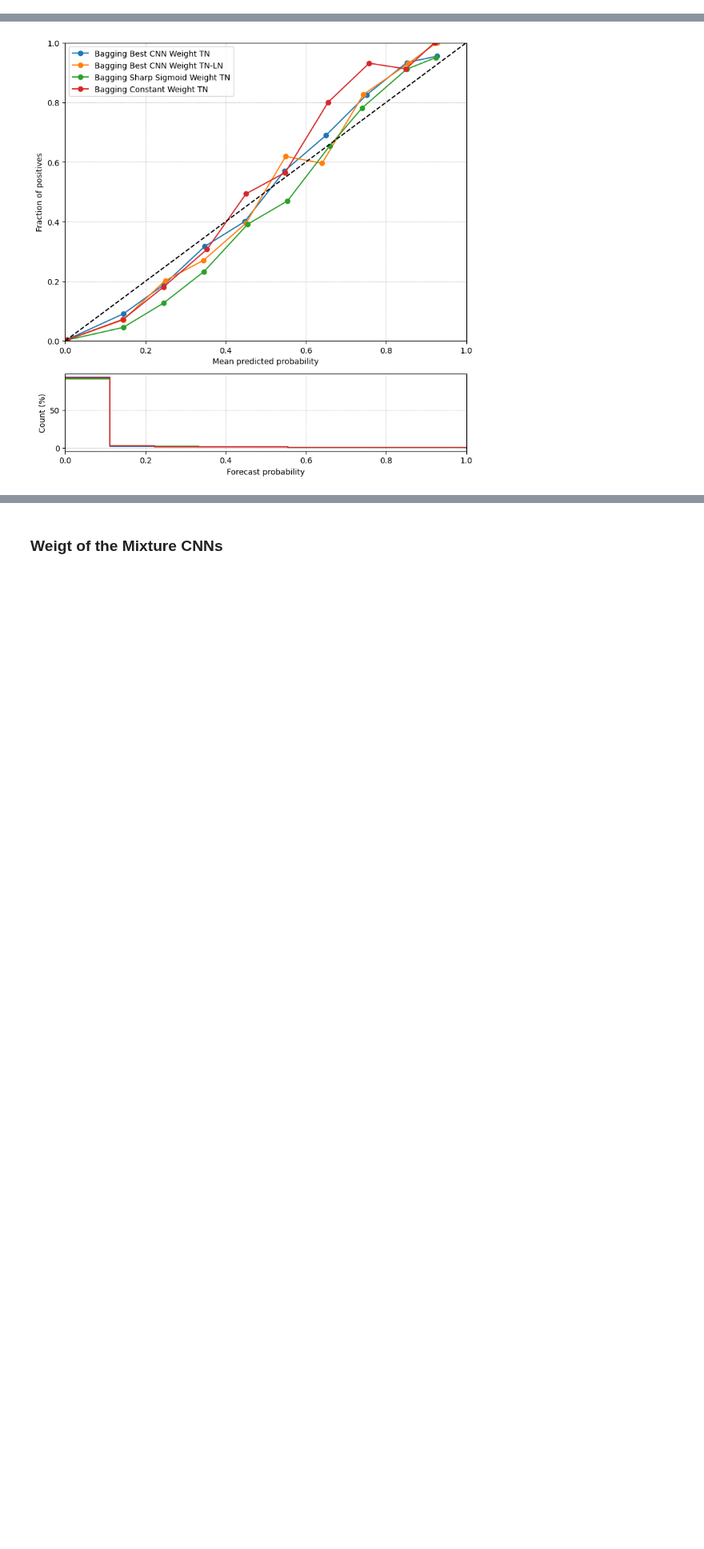
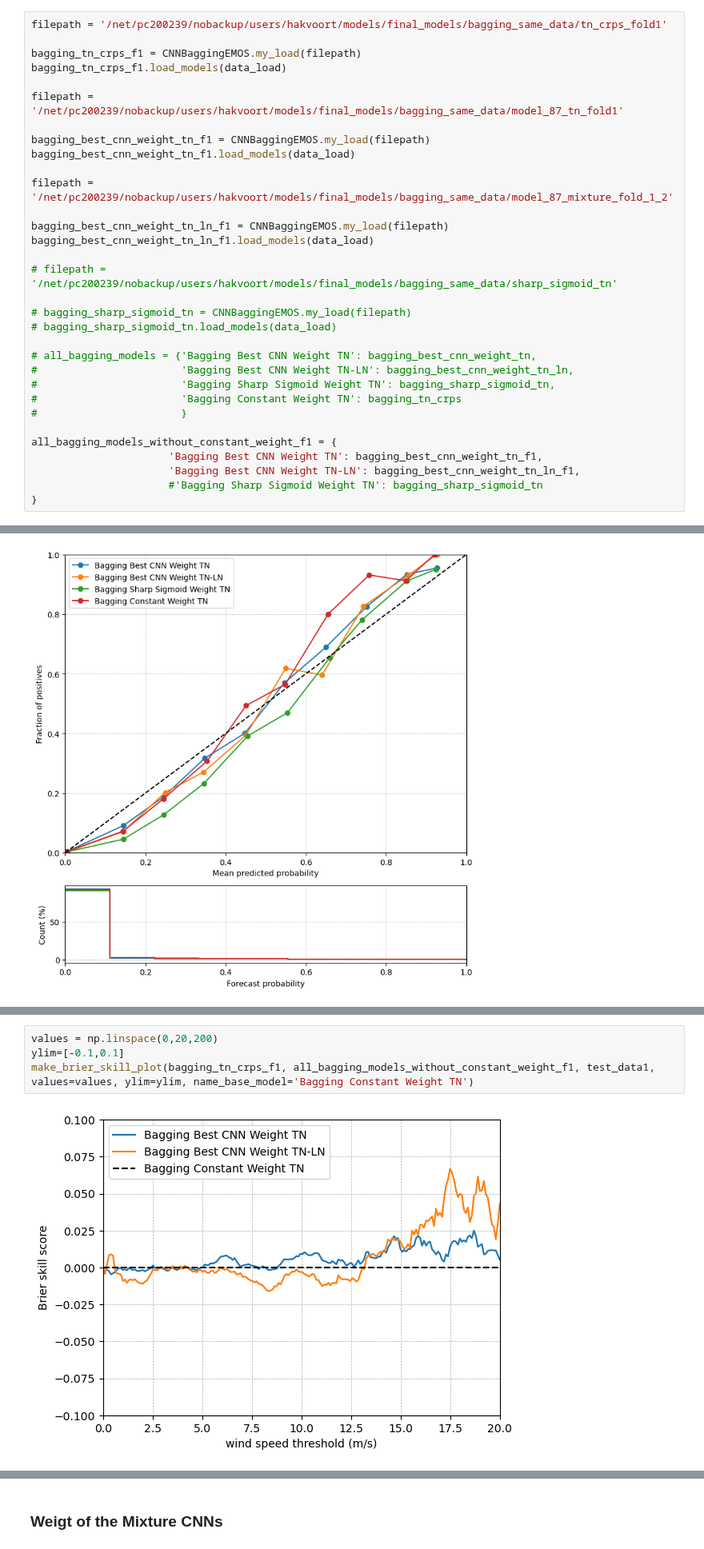
Before and after one commit to SimonHakvoort/thesiscode, a Jupyter notebook: src/visualization/experiments_figures.ipynb, the cells around one changed output, grey strips where cells are left out. Shown at 80% size. Saved outputs shown, nothing was run; the diff lists cells and outputs as text; blank space fills up the shorter version.

Commit message:
Added some of the cross validation figures

```diff
--- a/src/visualization/experiments_figures.ipynb
+++ b/src/visualization/experiments_figures.ipynb
@@ -472,0 +476,32 @@ all_bagging_models_without_constant_weight = {
+# %%
+filepath = '/net/pc200239/nobackup/users/hakvoort/models/final_models/bagging_same_data/tn_crps_fold1'
+
+bagging_tn_crps_f1 = CNNBaggingEMOS.my_load(filepath)
+bagging_tn_crps_f1.load_models(data_load)
+
+filepath = '/net/pc200239/nobackup/users/hakvoort/models/final_models/bagging_same_data/model_87_tn_fold1'
+
+bagging_best_cnn_weight_tn_f1 = CNNBaggingEMOS.my_load(filepath)
+bagging_best_cnn_weight_tn_f1.load_models(data_load)
+
+filepath = '/net/pc200239/nobackup/users/hakvoort/models/final_models/bagging_same_data/model_87_mixture_fold_1_2'
+
+bagging_best_cnn_weight_tn_ln_f1 = CNNBaggingEMOS.my_load(filepath)
+bagging_best_cnn_weight_tn_ln_f1.load_models(data_load)
+
+# filepath = '/net/pc200239/nobackup/users/hakvoort/models/final_models/bagging_same_data/sharp_sigmoid_tn'
+
+# bagging_sharp_sigmoid_tn = CNNBaggingEMOS.my_load(filepath)
+# bagging_sharp_sigmoid_tn.load_models(data_load)
+
+# all_bagging_models = {'Bagging Best CNN Weight TN': bagging_best_cnn_weight_tn,
+#                       'Bagging Best CNN Weight TN-LN': bagging_best_cnn_weight_tn_ln,
+#                       'Bagging Sharp Sigmoid Weight TN': bagging_sharp_sigmoid_tn,
+#                       'Bagging Constant Weight TN': bagging_tn_crps
+#                       }
+
+all_bagging_models_without_constant_weight_f1 = {
+                      'Bagging Best CNN Weight TN': bagging_best_cnn_weight_tn_f1,
+                      'Bagging Best CNN Weight TN-LN': bagging_best_cnn_weight_tn_ln_f1,
+                      #'Bagging Sharp Sigmoid Weight TN': bagging_sharp_sigmoid_tn
+}
@@ -642,0 +800,6 @@ make_reliability_and_sharpness(all_bagging_models, test_data0, t=t)
+# %%
+values = np.linspace(0,20,200)
+ylim=[-0.1,0.1]
+make_brier_skill_plot(bagging_tn_crps_f1, all_bagging_models_without_constant_weight_f1, test_data1, values=values, ylim=ylim, name_base_model='Bagging Constant Weight TN')
+# %% [output]
+[figure, added]
```
Also changed, not shown: parts of 12 cells of this notebook, 1 other file.
